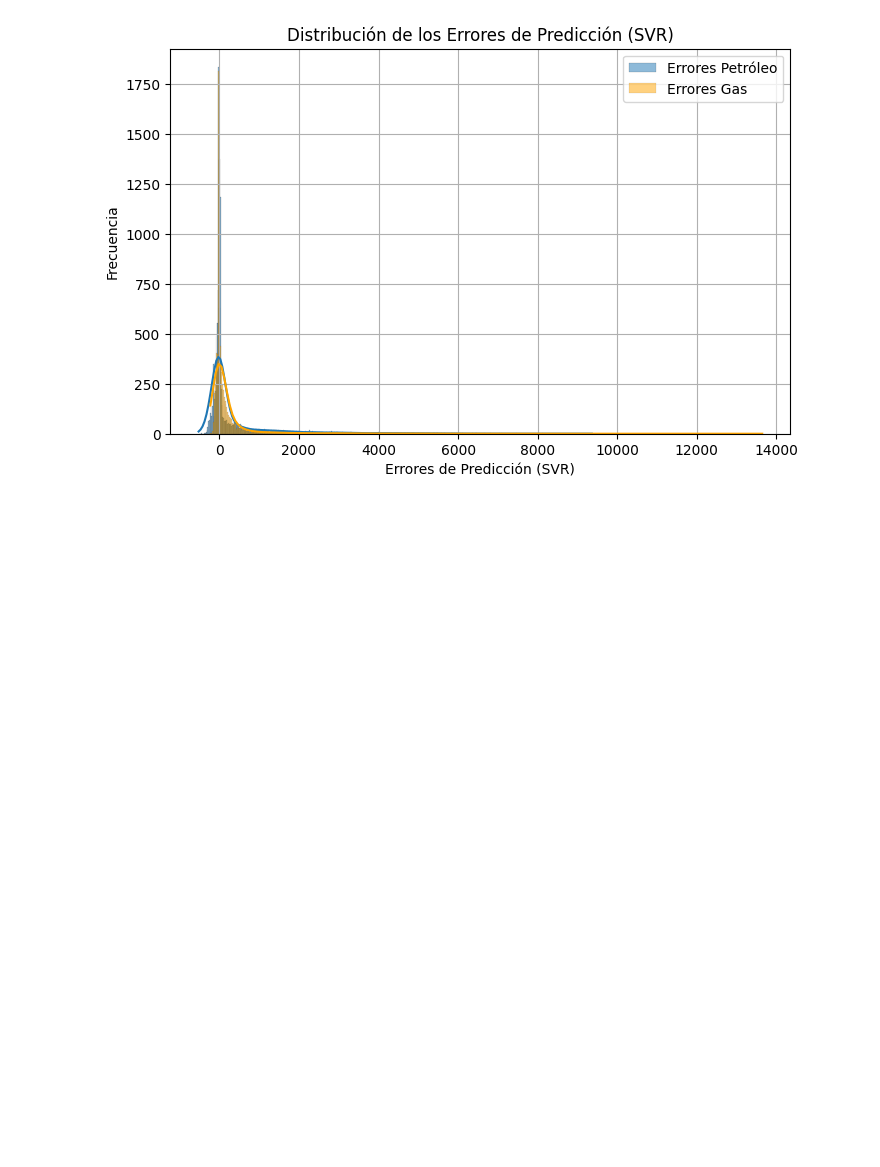
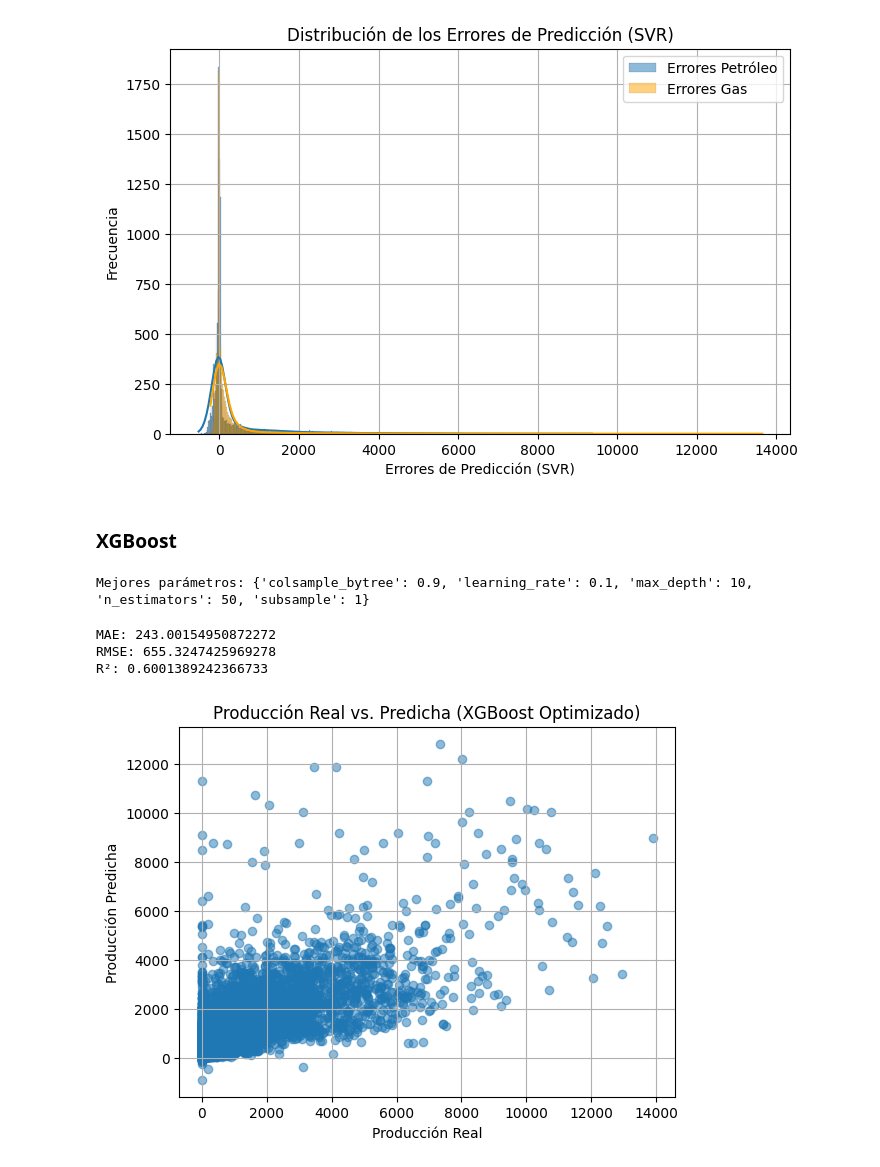
Before and after one commit to antonellafontanetto/Pre-Entrega-3, a Jupyter notebook: Proyecto4x4YPF-con outliers.ipynb, the cells around one changed output. Drawn from its saved outputs; the diff is of its cells as text; code cells hidden in the pictures; blank space fills up the shorter version.

```diff
--- a/Proyecto4x4YPF-con outliers.ipynb
+++ b/Proyecto4x4YPF-con outliers.ipynb
@@ -471,3 +465,5 @@ plt.show()
 [figure]
 [figure]
 [figure]
+# %% [markdown]
+### **XGBoost**
@@ -473,0 +473,47 @@ plt.show()
+# %%
+param_grid = {
+    'n_estimators': [50, 100, 200],
+    'max_depth': [3, 5, 10],
+    'learning_rate': [0.01, 0.1, 0.2],
+    'subsample': [0.7, 0.9, 1],
+    'colsample_bytree': [0.7, 0.9, 1]
+}
+
+xgb = XGBRegressor(random_state=42)
+
+grid_search = GridSearchCV(estimator=xgb, param_grid=param_grid,
+                           cv=3, scoring='neg_mean_absolute_error', n_jobs=-1)
+
+grid_search.fit(X_train, y_train)
+print("Mejores parámetros:", grid_search.best_params_)
+# %% [output]
+Mejores parámetros: {'colsample_bytree': 0.9, 'learning_rate': 0.1, 'max_depth': 10, 'n_estimators': 50, 'subsample': 1}
+# %%
+best_model = grid_search.best_estimator_
+# %%
+y_pred = best_model.predict(X_test)
+
+from sklearn.metrics import mean_absolute_error, mean_squared_error, r2_score
+import numpy as np
+
+mae = mean_absolute_error(y_test, y_pred)
+rmse = np.sqrt(mean_squared_error(y_test, y_pred))
+r2 = r2_score(y_test, y_pred)
+
+print(f"MAE: {mae}")
+print(f"RMSE: {rmse}")
+print(f"R²: {r2}")
+# %% [output]
+MAE: 243.00154950872272
+RMSE: 655.3247425969278
+R²: 0.6001389242366733
+# %%
+
+plt.scatter(y_test, y_pred, alpha=0.5)
+plt.xlabel("Producción Real")
+plt.ylabel("Producción Predicha")
+plt.title("Producción Real vs. Predicha (XGBoost Optimizado)")
+plt.grid(True)
+plt.show()
+# %% [output]
+[figure, added]
```
Also changed, not shown: parts of 6 cells of this notebook.
